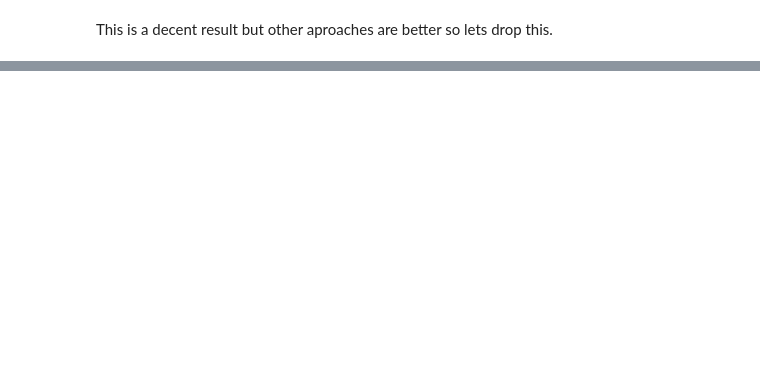
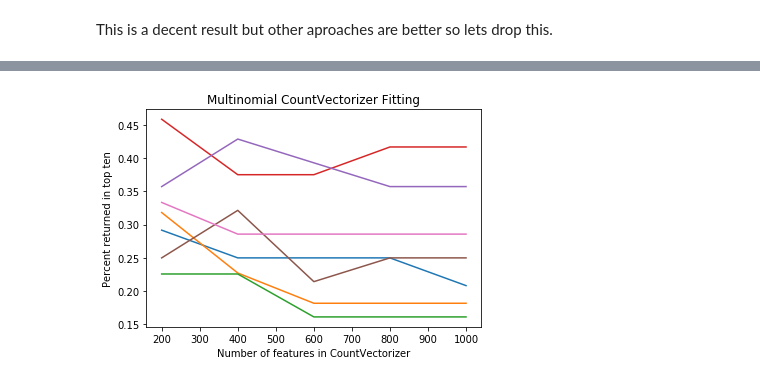
Before and after one commit to ShiahLints/booking-agent-ai, a Jupyter notebook: Models/mutlinomialclassifer.ipynb, the cells around one changed output, grey strips where cells are left out. Saved outputs shown, nothing was run; the diff lists cells and outputs as text; code cells hidden in the pictures; blank space fills up the shorter version.

```diff
--- a/Models/mutlinomialclassifer.ipynb
+++ b/Models/mutlinomialclassifer.ipynb
@@ -36,4 +33,5 @@ samples = test_events.sample(number_of_samples)
 The venue finder is calibrated with all the venues
 in the training set. This was it will return venues only in the training set.
 # %%
-vf = fnv.Venue_Finder(train_venues)
+vf = fnv.Venue_Finder(venues = train_venues)
+vf.venues.info()
@@ -233,2 +239,8 @@ results
 # %% [markdown]
 This is a decent result but other aproaches are better so lets drop this.
+# %%
+features_list = [200, 400, 600, 800, 1000]
+models = []
+for features in features_list:
+    model = build_model(features)
+    models.append(model)
@@ -234,0 +278,16 @@ This is a decent result but other aproaches are better so lets drop this.
+# %%
+fig, ax = plt.subplots()
+x = [200, 400, 600, 800, 1000]
+for i in range(7):
+    samples = test_events.sample(50)
+    y = []
+    for model in models:
+        y.append(top_ten_rate(samples, model[1], model[0]))
+    plt.plot(x,y)
+plt.title('Multinomial CountVectorizer Fitting')
+plt.xlabel('Number of features in CountVectorizer')
+plt.ylabel('Percent returned in top ten')
+plt.savefig('Multinomil.pdf')
+plt.show()
+# %% [output]
+[figure, added]
```
Also changed, not shown: parts of 7 cells of this notebook, 1 other file.
